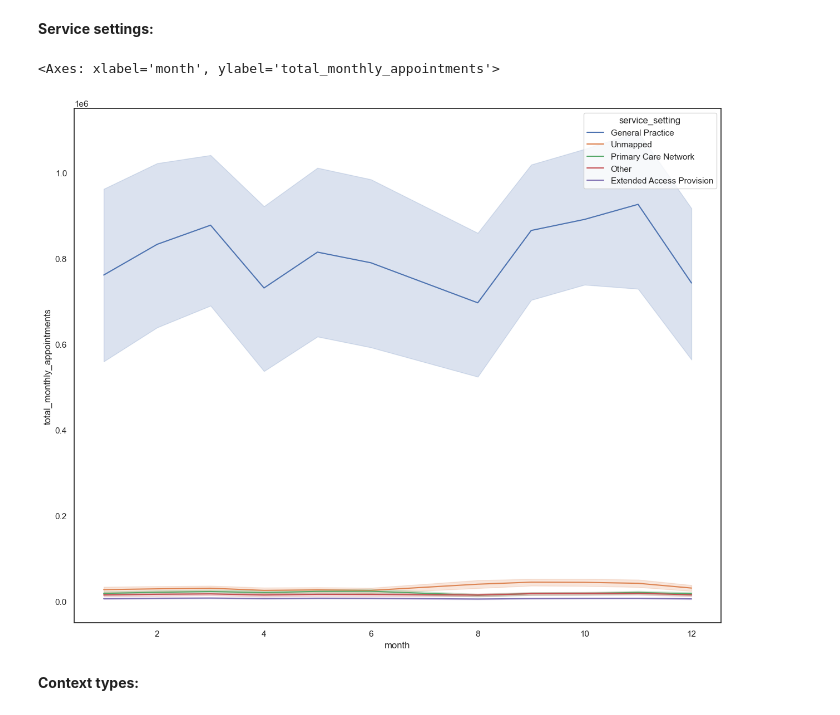
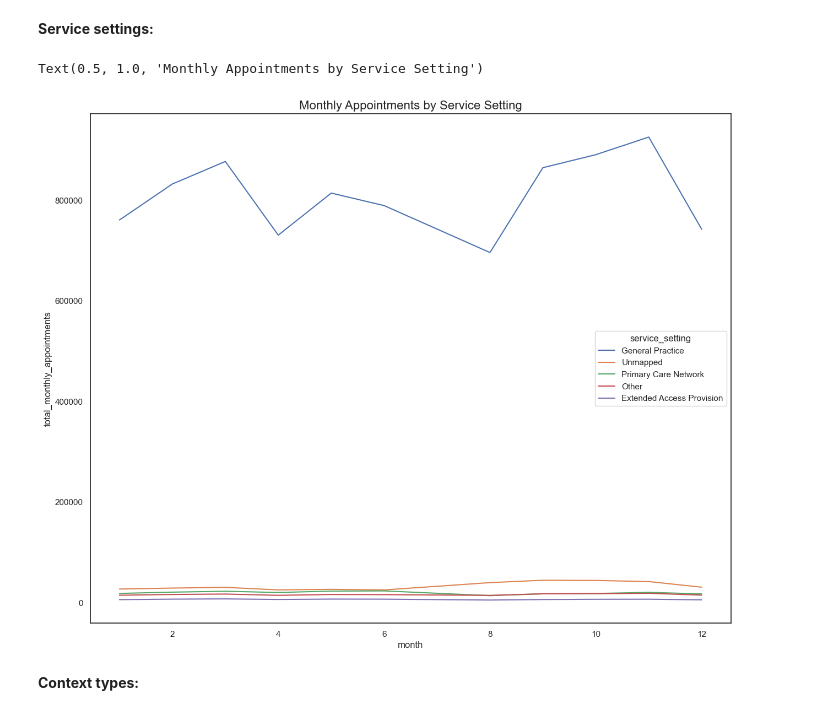
Before and after one commit to crialorob/Alonso_Robles_Cristina_DA201_Assignment, a Jupyter notebook: Alonso_Robles_Cristina_DA201_Assignment_Notebook.ipynb, the cells around one changed output. Drawn from its saved outputs; the diff is of its cells as text; code cells hidden in the pictures.

```diff
--- a/Alonso_Robles_Cristina_DA201_Assignment_Notebook.ipynb
+++ b/Alonso_Robles_Cristina_DA201_Assignment_Notebook.ipynb
@@ -1505,12 +1259,13 @@ nc_ss
 # %%
 # Plot the appointments over the available date range, and review the service settings for months.
 
 # Create a lineplot.
 total_monthly_appointments_ss = nc_ss['total_monthly_appointments']
-sns.lineplot(x='month', y='total_monthly_appointments', hue= 'service_setting', data=nc_ss)
+sns.lineplot(x='month', y='total_monthly_appointments', hue= 'service_setting',
+             data=nc_ss, ci=None).set_title("Monthly Appointments by Service Setting", fontsize=16)
 # %% [output]
-<Axes: xlabel='month', ylabel='total_monthly_appointments'>
+Text(0.5, 1.0, 'Monthly Appointments by Service Setting')
-[figure, old version]
+[figure, new version]
 # %% [markdown]
 **Context types:**
 # %%
```
Also changed, not shown: parts of 164 cells of this notebook, 1 other file.
